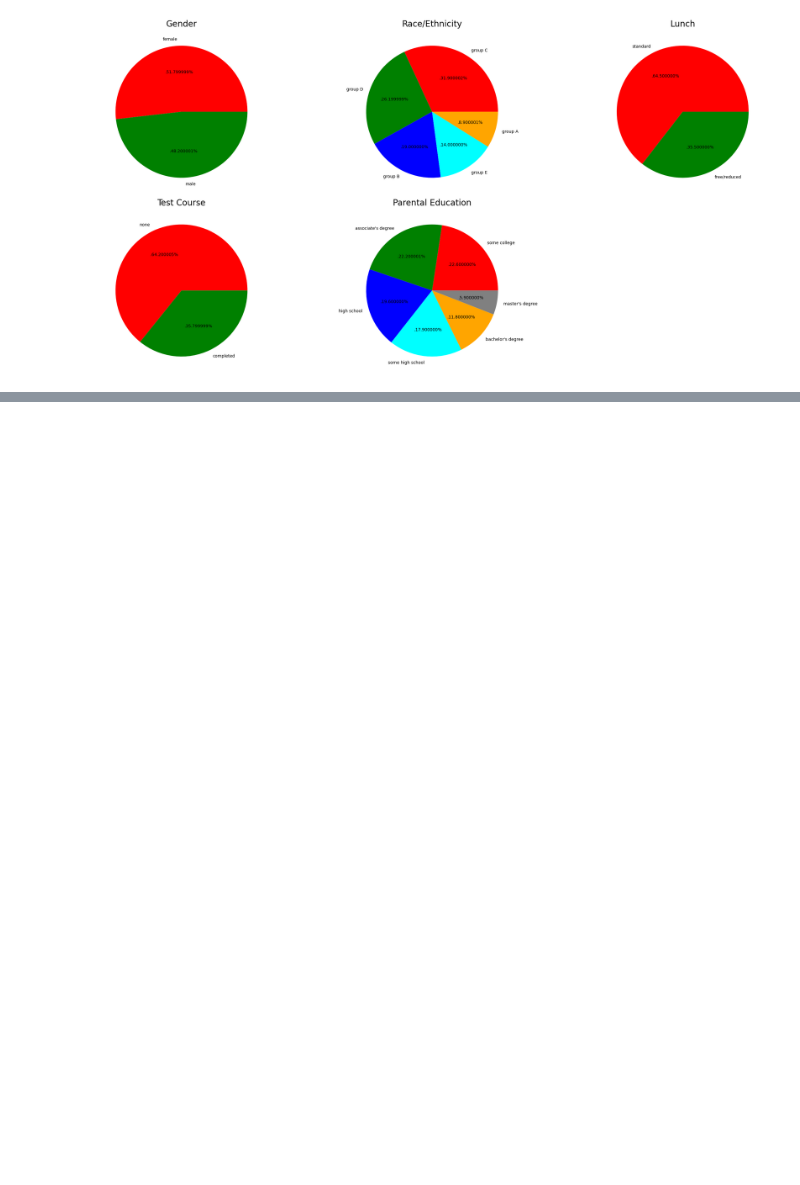
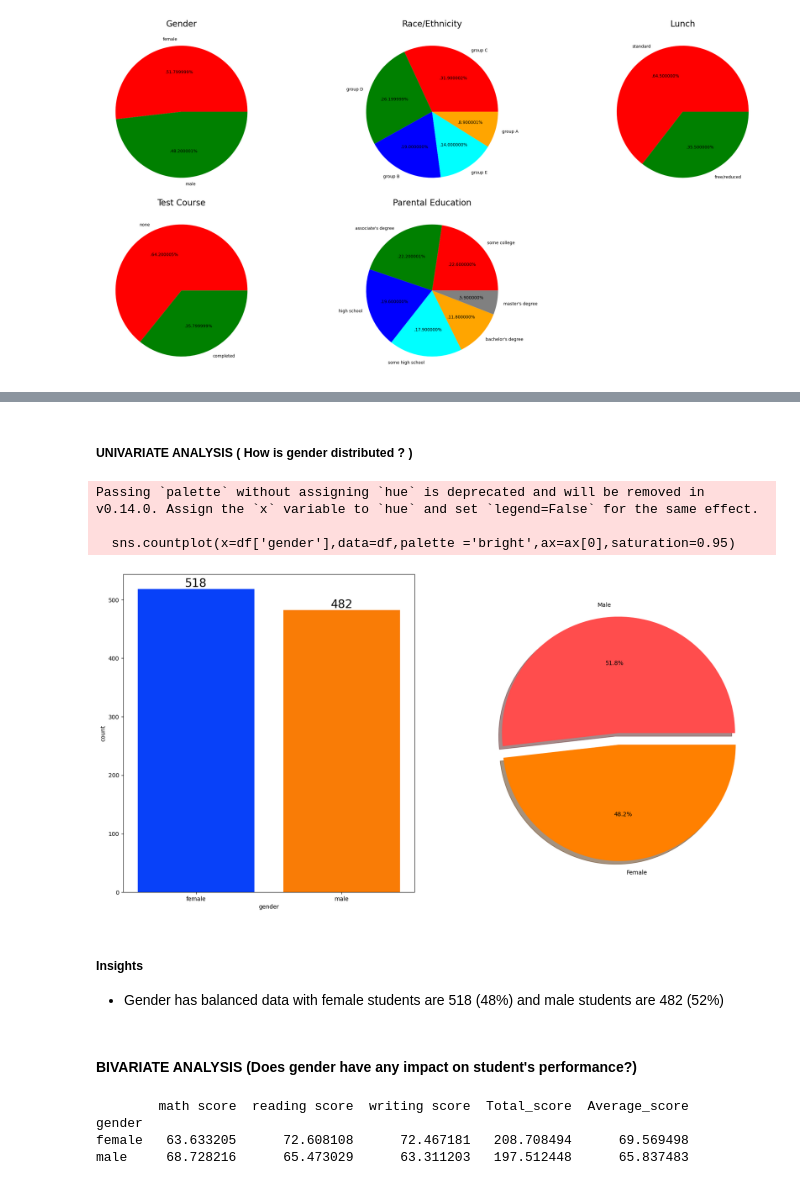
Before and after one commit to DwaipayanMistry/StudentsPerformance_DS-ML, a Jupyter notebook: notebook/EDA-Students-Performance.ipynb, the cells around one changed output, grey strips where cells are left out. Drawn from its saved outputs; the diff is of its cells as text; code cells hidden in the pictures; blank space fills up the shorter version.

```diff
--- a/notebook/EDA-Students-Performance.ipynb
+++ b/notebook/EDA-Students-Performance.ipynb
@@ -611,0 +617,28 @@ plt.show()
+# %% [markdown]
+##### UNIVARIATE ANALYSIS ( How is gender distributed ? )
+# %%
+f,ax=plt.subplots(1,2,figsize=(20,10))
+sns.countplot(x=df['gender'],data=df,palette ='bright',ax=ax[0],saturation=0.95)
+for container in ax[0].containers:
+    ax[0].bar_label(container,color='black',size=20)
+
+plt.pie(x=df['gender'].value_counts(),labels=['Male','Female'],explode=[0,0.1],autopct='%1.1f%%',shadow=True,colors=['#ff4d4d','#ff8000'])
+plt.show()
+# %% [output]
+Passing `palette` without assigning `hue` is deprecated and will be removed in v0.14.0. Assign the `x` variable to `hue` and set `legend=False` for the same effect.
+
+  sns.countplot(x=df['gender'],data=df,palette ='bright',ax=ax[0],saturation=0.95)
+[figure, added]
+# %% [markdown]
+##### Insights
+- Gender has balanced data with female students are 518 (48%) and male students are 482 (52%)
+# %% [markdown]
+#### BIVARIATE ANALYSIS (Does gender have any impact on student's performance?)
+# %%
+gender_group = df.groupby(['gender']).mean(numeric_only=True)
+print(gender_group)
+# %% [output]
+        math score  reading score  writing score  Total_score  Average_score
+gender
+female   63.633205      72.608108      72.467181   208.708494      69.569498
+male     68.728216      65.473029      63.311203   197.512448      65.837483
```
Also changed, not shown: parts of 33 cells of this notebook.
